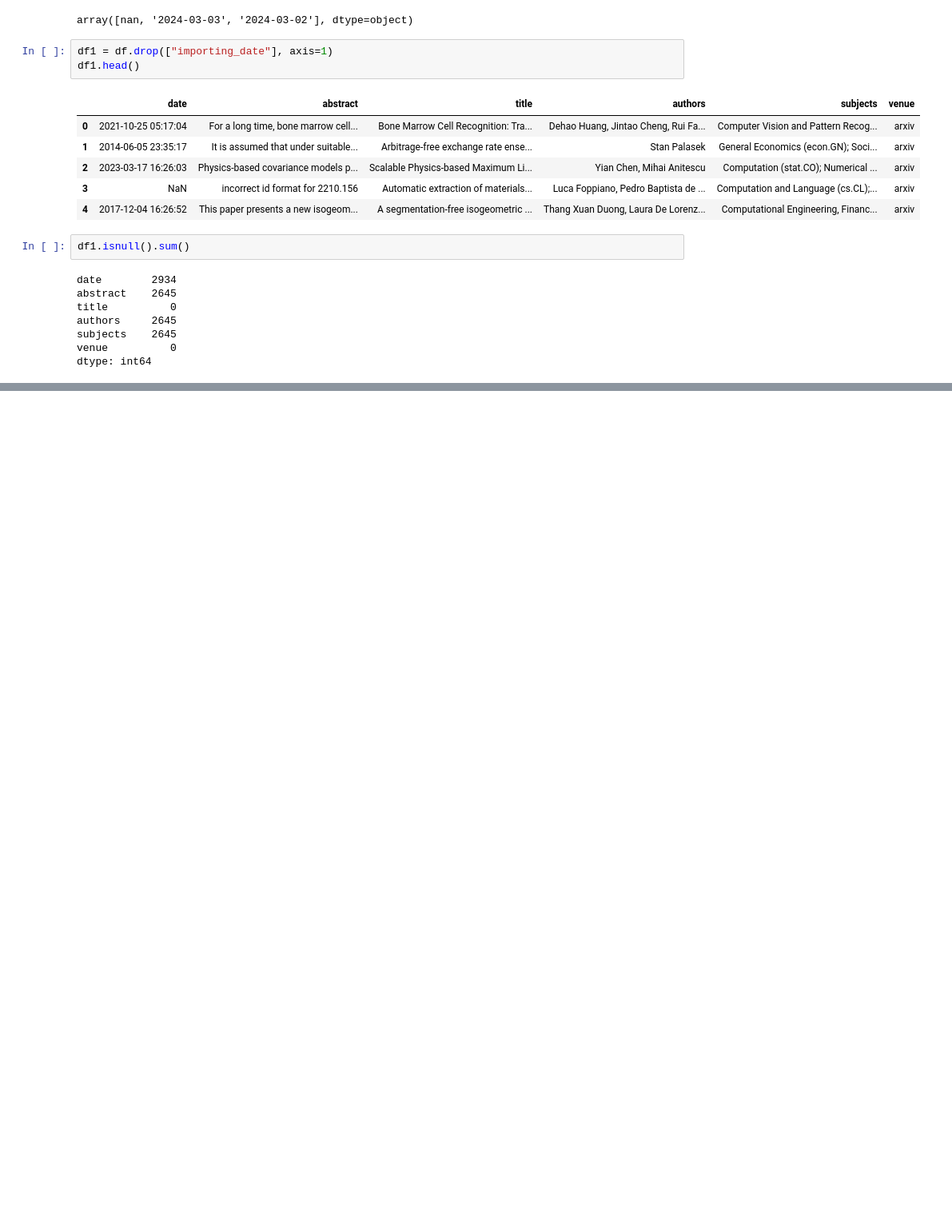
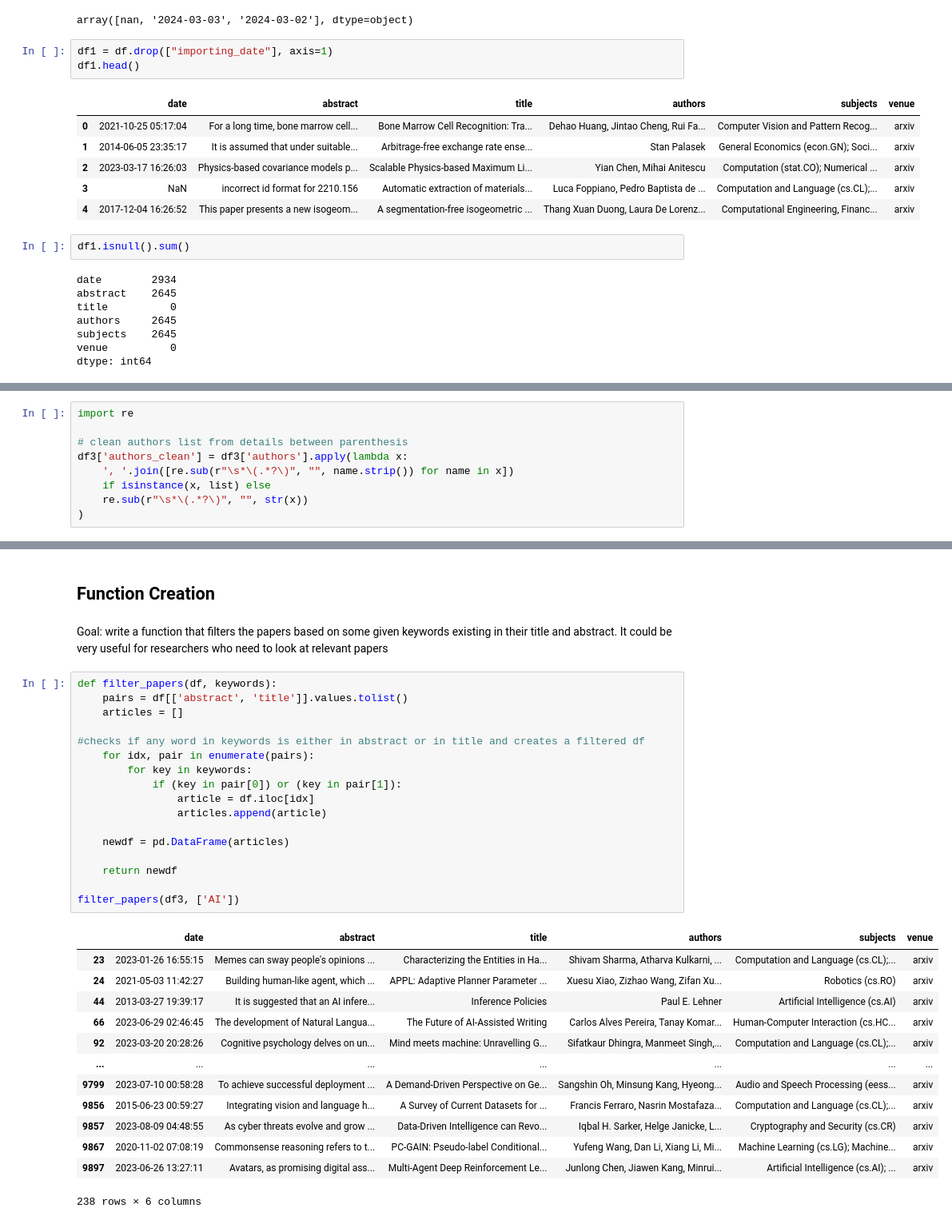
Before and after one commit to elena563/my_data_analysis_learning_path, a Jupyter notebook: ex_01_papers/papers_analysis.ipynb, the cells around one changed output, grey strips where cells are left out. Shown: that part at 80% size. Cells and saved outputs as stored; diff of their text form; blank space fills up the shorter version.

```diff
--- a/ex_01_papers/papers_analysis.ipynb
+++ b/ex_01_papers/papers_analysis.ipynb
@@ -101,0 +229,9 @@ df3.shape
+# %%
+import re
+
+# clean authors list from details between parenthesis
+df3['authors_clean'] = df3['authors'].apply(lambda x:
+    ', '.join([re.sub(r"\s*\(.*?\)", "", name.strip()) for name in x])
+    if isinstance(x, list) else
+    re.sub(r"\s*\(.*?\)", "", str(x))
+)
@@ -101,0 +267,35 @@ df3.shape
+# %% [markdown]
+## Function Creation
+# %% [markdown]
+Goal: write a function that filters the papers based on some given keywords existing in their title and abstract. It could be very useful for researchers who need to look at relevant papers
+# %%
+def filter_papers(df, keywords):
+    pairs = df[['abstract', 'title']].values.tolist()
+    articles = []
+
+#checks if any word in keywords is either in abstract or in title and creates a filtered df
+    for idx, pair in enumerate(pairs):
+        for key in keywords:
+            if (key in pair[0]) or (key in pair[1]):
+                article = df.iloc[idx]
+                articles.append(article)
+
+    newdf = pd.DataFrame(articles)
+
+    return newdf
+
+filter_papers(df3, ['AI'])
+# %% [output]
+|  | date | abstract | title | authors | subjects | venue |
+| 23 | 2023-01-26 16:55:15 | Memes can sway people's opinions ... | Characterizing the Entities in Ha... | Shivam Sharma, Atharva Kulkarni, ... | Computation and Language (cs.CL);... | arxiv |
+| 24 | 2021-05-03 11:42:27 | Building human-like agent, which ... | APPL: Adaptive Planner Parameter ... | Xuesu Xiao, Zizhao Wang, Zifan Xu... | Robotics (cs.RO) | arxiv |
+| 44 | 2013-03-27 19:39:17 | It is suggested that an AI infere... | Inference Policies | Paul E. Lehner | Artificial Intelligence (cs.AI) | arxiv |
+| 66 | 2023-06-29 02:46:45 | The development of Natural Langua... | The Future of AI-Assisted Writing | Carlos Alves Pereira, Tanay Komar... | Human-Computer Interaction (cs.HC... | arxiv |
+| 92 | 2023-03-20 20:28:26 | Cognitive psychology delves on un... | Mind meets machine: Unravelling G... | Sifatkaur Dhingra, Manmeet Singh,... | Computation and Language (cs.CL);... | arxiv |
+| ... | ... | ... | ... | ... | ... | ... |
+| 9799 | 2023-07-10 00:58:28 | To achieve successful deployment ... | A Demand-Driven Perspective on Ge... | Sangshin Oh, Minsung Kang, Hyeong... | Audio and Speech Processing (eess... | arxiv |
+| 9856 | 2015-06-23 00:59:27 | Integrating vision and language h... | A Survey of Current Datasets for ... | Francis Ferraro, Nasrin Mostafaza... | Computation and Language (cs.CL);... | arxiv |
+| 9857 | 2023-08-09 04:48:55 | As cyber threats evolve and grow ... | Data-Driven Intelligence can Revo... | Iqbal H. Sarker, Helge Janicke, L... | Cryptography and Security (cs.CR) | arxiv |
+| 9867 | 2020-11-02 07:08:19 | Commonsense reasoning refers to t... | PC-GAIN: Pseudo-label Conditional... | Yufeng Wang, Dan Li, Xiang Li, Mi... | Machine Learning (cs.LG); Machine... | arxiv |
+| 9897 | 2023-06-26 13:27:11 | Avatars, as promising digital ass... | Multi-Agent Deep Reinforcement Le... | Junlong Chen, Jiawen Kang, Minrui... | Artificial Intelligence (cs.AI); ... | arxiv |
+238 rows × 6 columns
```
Also changed, not shown: parts of 29 cells of this notebook.
